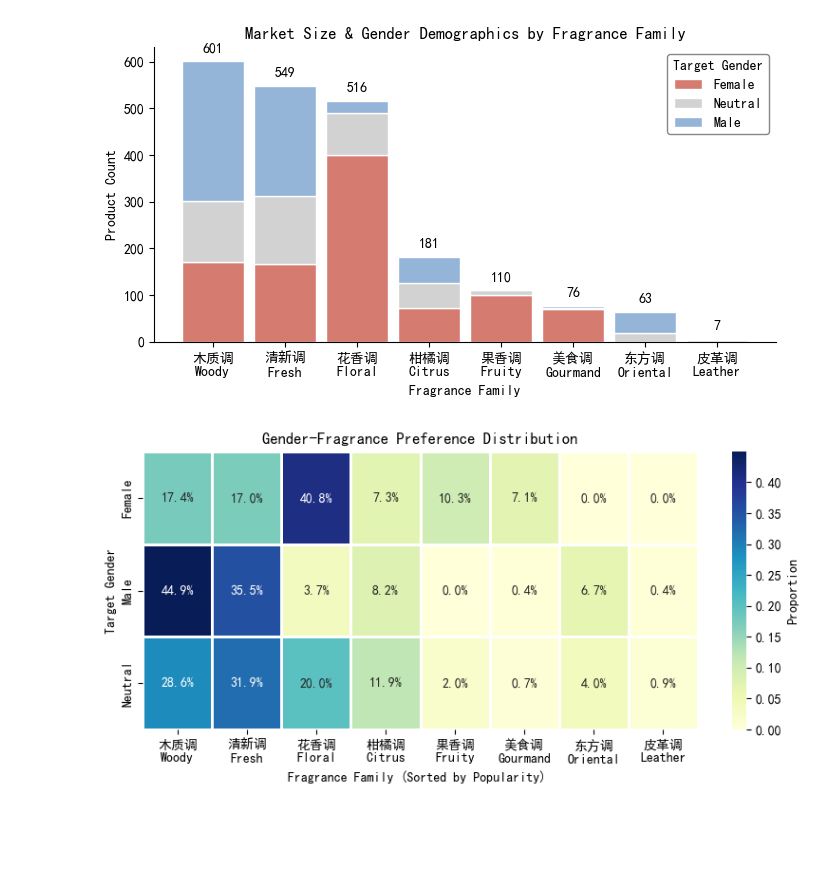
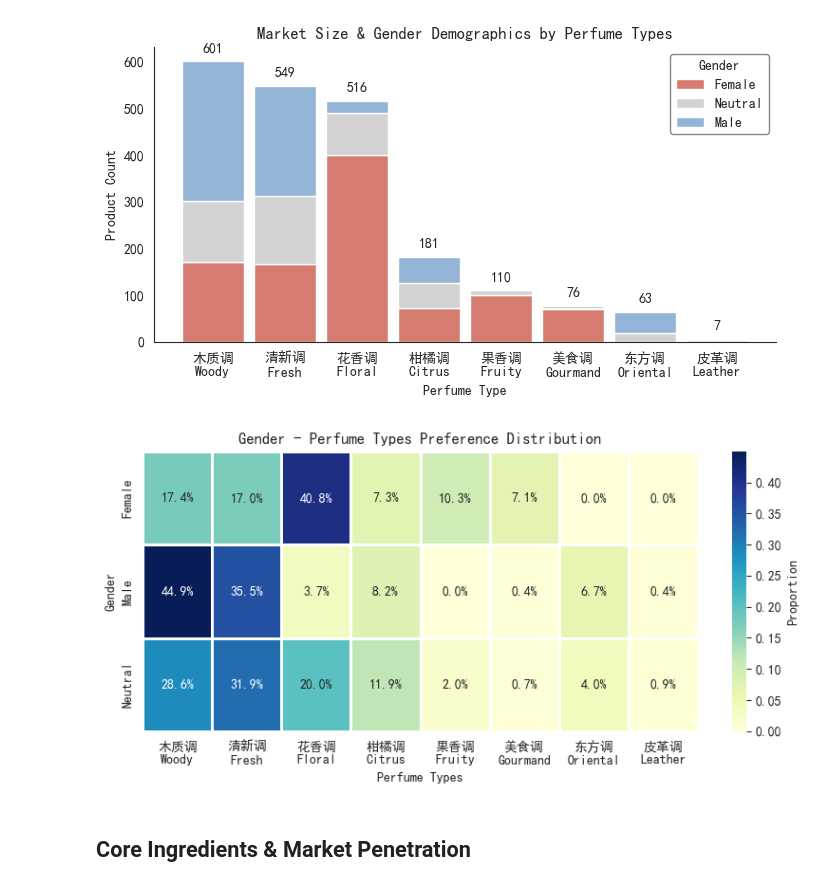
Before and after one commit to wilson-lyc/Scent4You, a Jupyter notebook: vs.ipynb, the cells around one changed output. Cells and saved outputs as stored; diff of their text form; code cells hidden in the pictures; blank space fills up the shorter version.

```diff
--- a/vs.ipynb
+++ b/vs.ipynb
@@ -11,9 +24,7 @@ from sklearn.manifold import TSNE
 import warnings
 warnings.filterwarnings('ignore')
 
-# sns.set_theme(style="whitegrid", context="talk", font_scale=1.1)
-
-plt.rcParams['font.sans-serif'] = ['SimHei', 'Microsoft YaHei', 'Arial']
+plt.rcParams['font.family'] = ['DejaVu Sans', 'SimHei']
 plt.rcParams['axes.unicode_minus'] = False
 
 data_dir = 'data/'
@@ -30,17 +41,7 @@ note_class_map = pd.Series(df_note_count['class'].values, index=df_note_count['n
 for note in note_class_map:
     if pd.isna(note_class_map[note]):
         note_class_map[note] = '其他'
-# class_trans = {
-#     '花香调': '花香调\n(Floral)', '木质调': '木质调\n(Woody)', '东方调': '东方调\n(Oriental)', '柑橘调': '柑橘调\n(Citrus)',
-#     '果香调': '果香调\n(Fruity)', '馥奇调': '馥奇调\n(Fougère)', '绿叶调': '绿叶调\n(Green)', '水生调': '水生调\n(Aquatic)',
-#     '甘苔调': '甘苔调\n(Chypre)', '皮革调': '皮革调\n(Leather)', '美食调': '美食调\n(Gourmand)', '辛香调': '辛香调\n(Spicy)',
-#     '醛香调': '醛香调\n(Aldehyde)', '素心兰调': '素心兰调\n(Chypre)', '清新调': '清新调\n(Fresh)', '其他': '其他\n(Other)',
-#     '男性': 'Male', '女性': 'Female', '中性': 'Neutral',
-#     'male': 'Male', 'female': 'Female', 'neutral': 'Neutral',
-#     '木质香调': '木质调\n(Woody)', '美食香调': '美食调\n(Gourmand)', '皮革香调': '皮革调\n(Leather)',
-#     '青香调': '绿叶调\n(Green)', '海洋调': '水生调\n(Aquatic)', '麝香调': '麝香调\n(Musk)',
-#     '柑苔香调': '甘苔调\n(Chypre)', '树脂调': '树脂调\n(Resinous)', '概念性': '概念性\n(Conceptual)'
-# }
+
 class_trans = {
     '花香调': '花香调\nFloral', '木质调': '木质调\nWoody', '东方调': '东方调\nOriental', '柑橘调': '柑橘调\nCitrus',
     '果香调': '果香调\nFruity', '馥奇调': '馥奇调\nFougère', '绿叶调': '绿叶调\nGreen', '水生调': '水生调\nAquatic',
@@ -55,5 +76,5 @@ class_trans = {
 # %%
-# 1. Fragrance Distribution by Gender Composition
+# Perfume Types Distribution by Gender
 
 plt.figure(figsize=(7, 4))
 
@@ -81,11 +102,11 @@ for gender in genders_order:
                 color=colors[gender], edgecolor='white', width=0.85, linewidth=1)
         data_bottom += values
 
-plt.title('Market Size & Gender Demographics by Fragrance Family')
-plt.xlabel('Fragrance Family')
+plt.title('Market Size & Gender Demographics by Perfume Types')
+plt.xlabel('Perfume Type')
 plt.ylabel('Product Count')
 
-plt.legend(title='Target Gender', loc='upper right', frameon=True, framealpha=0.95, shadow=False, edgecolor='gray')
+plt.legend(title='Gender', loc='upper right', frameon=True, framealpha=0.95, shadow=False, edgecolor='gray')
 
 for i, total in enumerate(ct_stack['Total']):
     plt.text(i, total + 15, f"{int(total)}", ha='center', va='bottom')
@@ -93,36 +114,36 @@ for i, total in enumerate(ct_stack['Total']):
 plt.grid(False)
 sns.despine()
 plt.tight_layout()
-plt.savefig("img/Market Size & Gender Demographics by Fragrance Family.png", dpi=300)
+plt.savefig("img/Market Size & Gender Demographics by Perfume Types.png", dpi=300)
 plt.show()
 # %% [output]
-[figure, old version]
+[figure, new version]
 # %%
-# 2. Gender-Fragrance Heatmap - Publication Quality
+# Gender-Fragrance Heatmap
 valid_genders = ['male', 'female', 'neutral']
 df_heatmap = df_1976[df_1976['gender'].isin(valid_genders)].copy()
 
 df_heatmap['fragrance_en'] = df_heatmap['fragrance'].map(class_trans).fillna(df_heatmap['fragrance'])
 df_heatmap['gender_en'] = df_heatmap['gender'].map(class_trans).fillna(df_heatmap['gender'])
 
 ct = pd.crosstab(df_heatmap['gender_en'], df_heatmap['fragrance_en'], normalize='index')
 
 col_order = df_heatmap['fragrance_en'].value_counts().index
 col_order = [c for c in col_order if c in ct.columns]
 ct_sorted = ct[col_order]
 
 plt.figure(figsize=(8, 4))
 
 sns.heatmap(ct_sorted, annot=True, fmt='.1%', cmap='YlGnBu',
             cbar_kws={'label': 'Proportion'},
             linewidths=1.0, linecolor='white')
 
-plt.title('Gender-Fragrance Preference Distribution')
-plt.xlabel('Fragrance Family (Sorted by Popularity) ')
-plt.ylabel('Target Gender')
+plt.title('Gender - Perfume Types Preference Distribution')
+plt.xlabel('Perfume Types')
+plt.ylabel('Gender')
 
 plt.tight_layout()
-plt.savefig("img/Gender-Fragrance Preference Distribution Heatmap.png", dpi=300)
+plt.savefig("img/Gender-Perfume Types Preference Distribution.png", dpi=300)
 plt.show()
 # %% [output]
-[figure, old version]
+[figure, new version]
@@ -128,0 +189,2 @@ plt.show()
+# %% [markdown]
+## Core Ingredients & Market Penetration
```
Also changed, not shown: parts of 19 cells of this notebook, 15 other files.
